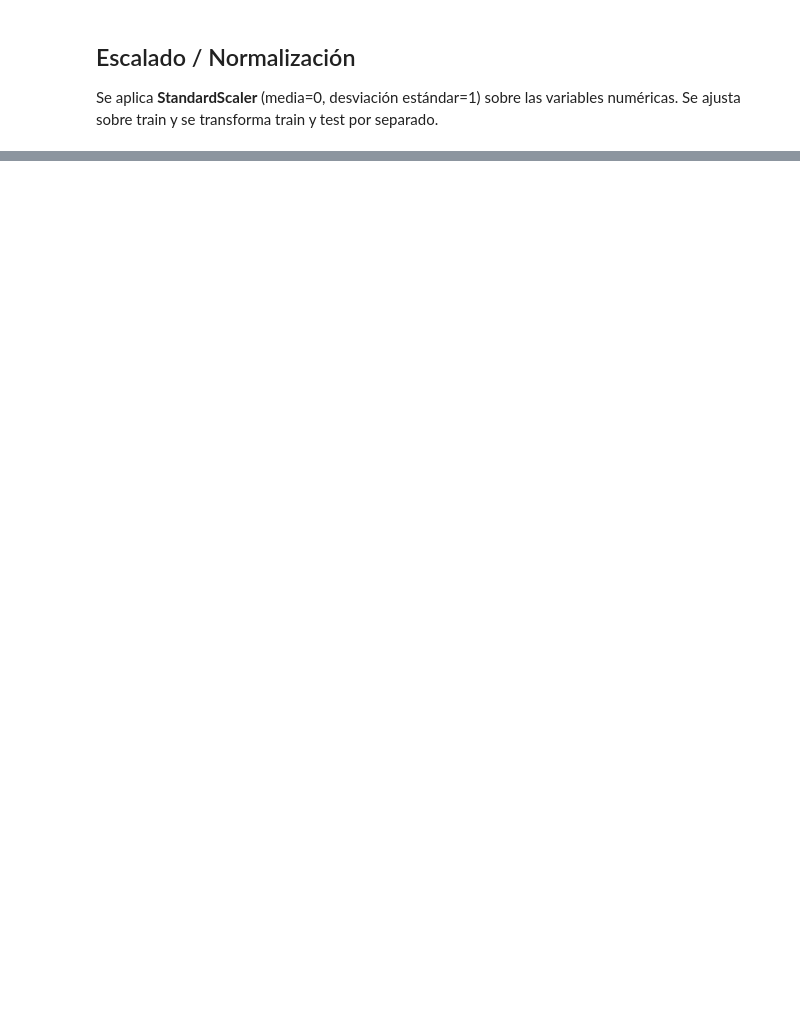
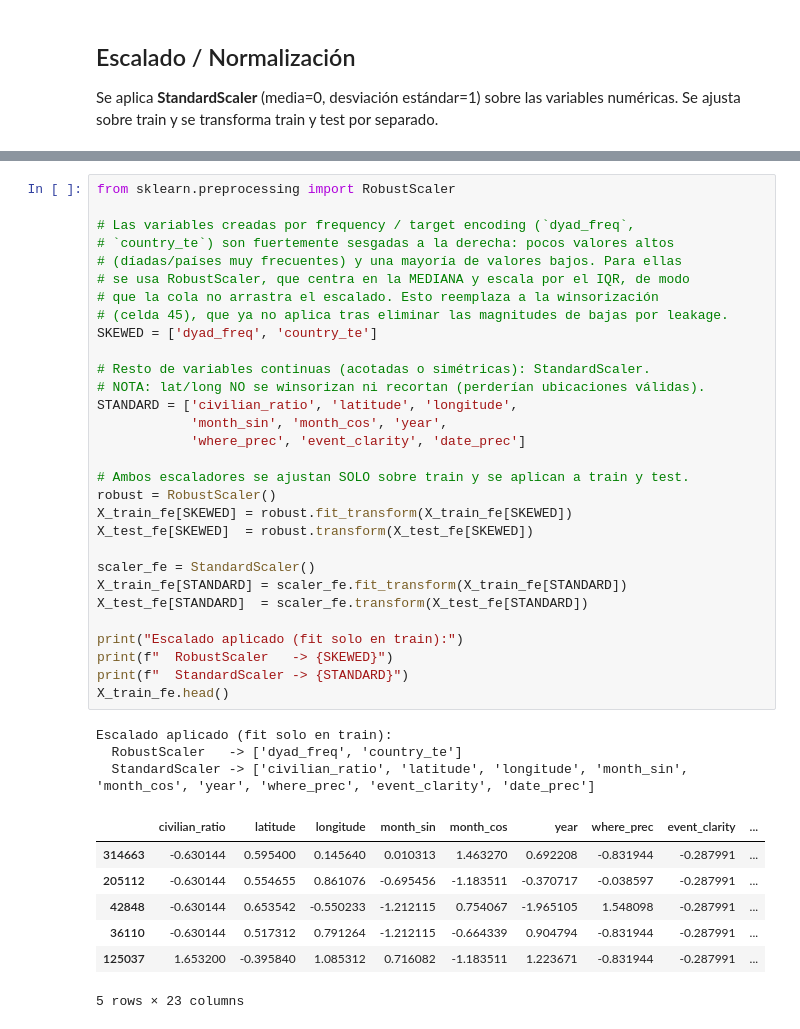
Before and after one commit to santiagoruizvt/AdD-Grupo-8-UCDP-GED, a Jupyter notebook: Grupo8-UCDP-GED.ipynb, the cells around one changed output, grey strips where cells are left out. Saved outputs shown, nothing was run; the diff lists cells and outputs as text; blank space fills up the shorter version.

```diff
--- a/Grupo8-UCDP-GED.ipynb
+++ b/Grupo8-UCDP-GED.ipynb
@@ -1145,0 +1278,41 @@ std    1.0               1.0           1.0             1.0            1.0
+# %%
+from sklearn.preprocessing import RobustScaler
+
+# Las variables creadas por frequency / target encoding (`dyad_freq`,
+# `country_te`) son fuertemente sesgadas a la derecha: pocos valores altos
+# (díadas/países muy frecuentes) y una mayoría de valores bajos. Para ellas
+# se usa RobustScaler, que centra en la MEDIANA y escala por el IQR, de modo
+# que la cola no arrastra el escalado. Esto reemplaza a la winsorización
+# (celda 45), que ya no aplica tras eliminar las magnitudes de bajas por leakage.
+SKEWED = ['dyad_freq', 'country_te']
+
+# Resto de variables continuas (acotadas o simétricas): StandardScaler.
+# NOTA: lat/long NO se winsorizan ni recortan (perderían ubicaciones válidas).
+STANDARD = ['civilian_ratio', 'latitude', 'longitude',
+            'month_sin', 'month_cos', 'year',
+            'where_prec', 'event_clarity', 'date_prec']
+
+# Ambos escaladores se ajustan SOLO sobre train y se aplican a train y test.
+robust = RobustScaler()
+X_train_fe[SKEWED] = robust.fit_transform(X_train_fe[SKEWED])
+X_test_fe[SKEWED]  = robust.transform(X_test_fe[SKEWED])
+
+scaler_fe = StandardScaler()
+X_train_fe[STANDARD] = scaler_fe.fit_transform(X_train_fe[STANDARD])
+X_test_fe[STANDARD]  = scaler_fe.transform(X_test_fe[STANDARD])
+
+print("Escalado aplicado (fit solo en train):")
+print(f"  RobustScaler   -> {SKEWED}")
+print(f"  StandardScaler -> {STANDARD}")
+X_train_fe.head()
+# %% [output]
+Escalado aplicado (fit solo en train):
+  RobustScaler   -> ['dyad_freq', 'country_te']
+  StandardScaler -> ['civilian_ratio', 'latitude', 'longitude', 'month_sin', 'month_cos', 'year', 'where_prec', 'event_clarity', 'date_prec']
+|  | civilian_ratio | latitude | longitude | month_sin | month_cos | year | where_prec | event_clarity | ... |
+| 314663 | -0.630144 | 0.595400 | 0.145640 | 0.010313 | 1.463270 | 0.692208 | -0.831944 | -0.287991 | ... |
+| 205112 | -0.630144 | 0.554655 | 0.861076 | -0.695456 | -1.183511 | -0.370717 | -0.038597 | -0.287991 | ... |
+| 42848 | -0.630144 | 0.653542 | -0.550233 | -1.212115 | 0.754067 | -1.965105 | 1.548098 | -0.287991 | ... |
+| 36110 | -0.630144 | 0.517312 | 0.791264 | -1.212115 | -0.664339 | 0.904794 | -0.831944 | -0.287991 | ... |
+| 125037 | 1.653200 | -0.395840 | 1.085312 | 0.716082 | -1.183511 | 1.223671 | -0.831944 | -0.287991 | ... |
+5 rows × 23 columns
```
Also changed, not shown: parts of 18 cells of this notebook.
